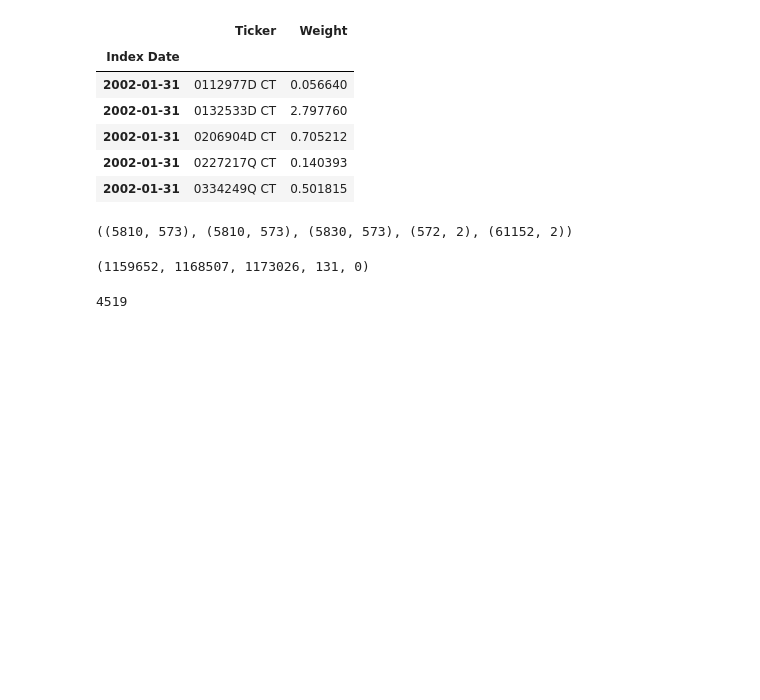
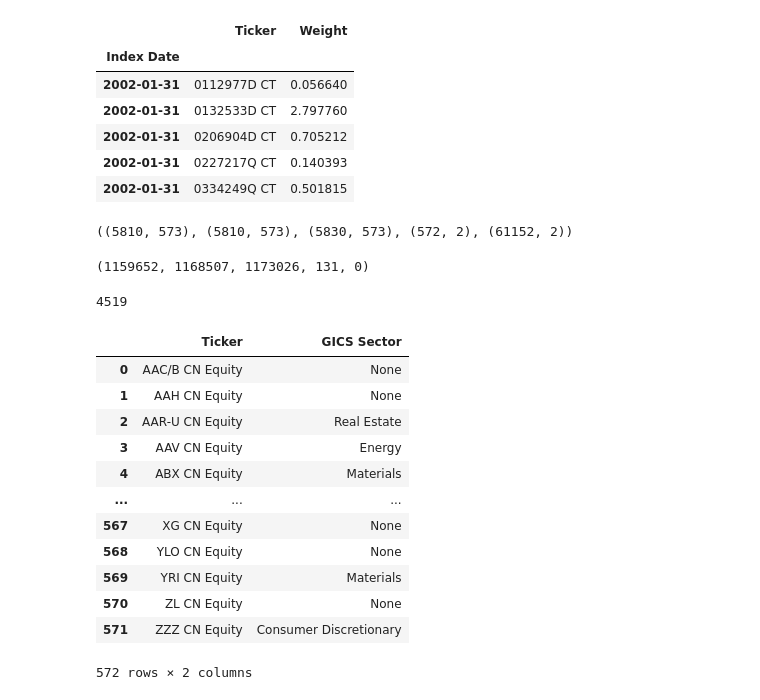
Before and after one commit to Thomas4390/bni_case_prog, a Jupyter notebook: eda.ipynb, the cells around one changed output. Saved outputs shown, nothing was run; the diff lists cells and outputs as text; code cells hidden in the pictures; blank space fills up the shorter version.

```diff
--- a/main.ipynb
+++ b/eda.ipynb
@@ -77,6 +77,22 @@ df_volume.isna().sum().sum(), df_px.isna().sum().sum(), df_total_ret.isna().sum(
 abs(df_px.isna().sum().sum() - df_total_ret.isna().sum().sum())
 # %% [output]
 4519
+# %%
+df_gics
+# %% [output]
+|  | Ticker | GICS Sector |
+| 0 | AAC/B CN Equity | None |
+| 1 | AAH CN Equity | None |
+| 2 | AAR-U CN Equity | Real Estate |
+| 3 | AAV CN Equity | Energy |
+| 4 | ABX CN Equity | Materials |
+| ... | ... | ... |
+| 567 | XG CN Equity | None |
+| 568 | YLO CN Equity | None |
+| 569 | YRI CN Equity | Materials |
+| 570 | ZL CN Equity | None |
+| 571 | ZZZ CN Equity | Consumer Discretionary |
+572 rows × 2 columns
 # %%
 pd.read_parquet("converted_data/filtered_data.parquet")
 # %% [output]
```
Also changed, not shown: 2 other files.
